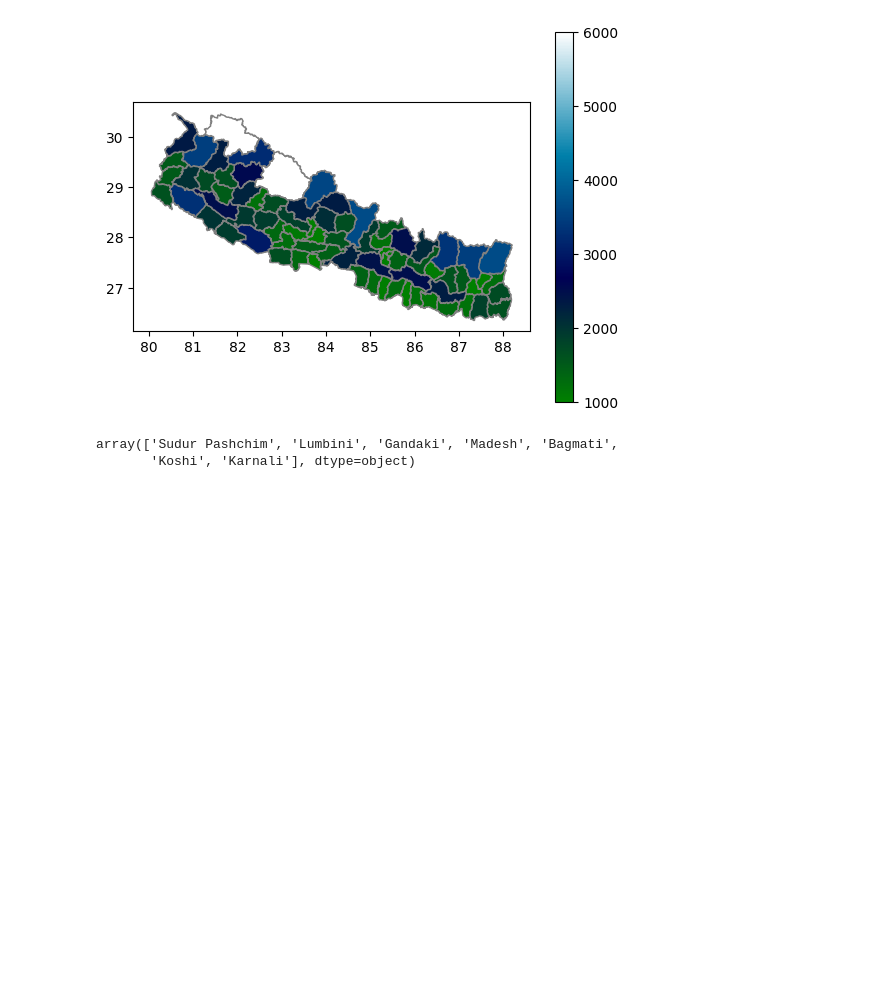
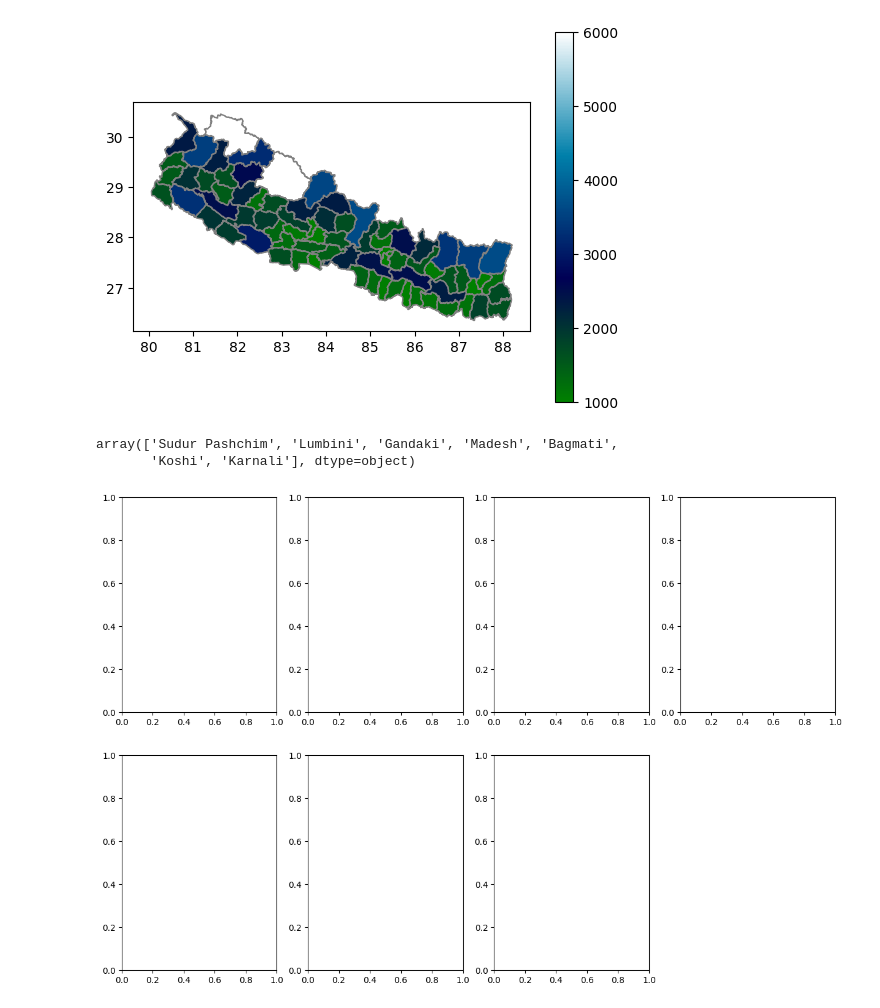
Before and after one commit to Pushpagtm/Interpolation, a Jupyter notebook: vector_processing.ipynb, the cells around one changed output. Drawn from its saved outputs; the diff is of its cells as text; code cells hidden in the pictures; blank space fills up the shorter version.

```diff
--- a/vector_processing.ipynb
+++ b/vector_processing.ipynb
@@ -114,3 +115,9 @@ provinces
 # %% [output]
 array(['Sudur Pashchim', 'Lumbini', 'Gandaki', 'Madesh', 'Bagmati',
        'Koshi', 'Karnali'], dtype=object)
+# %%
+fig,ax=plt.subplots(2,4,figsize=(15,10))
+axis=ax.flatten()
+axis[7].remove()
+# %% [output]
+[figure, added]
```
Also changed, not shown: parts of 3 cells of this notebook.
